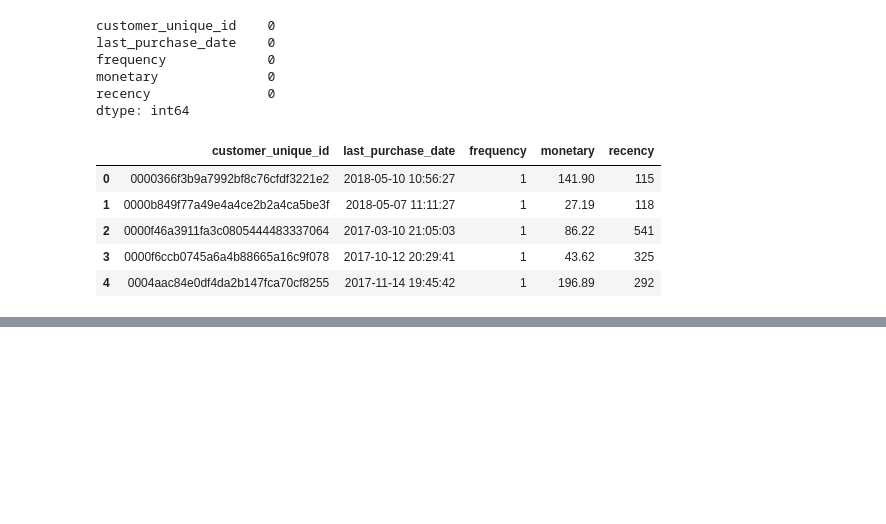
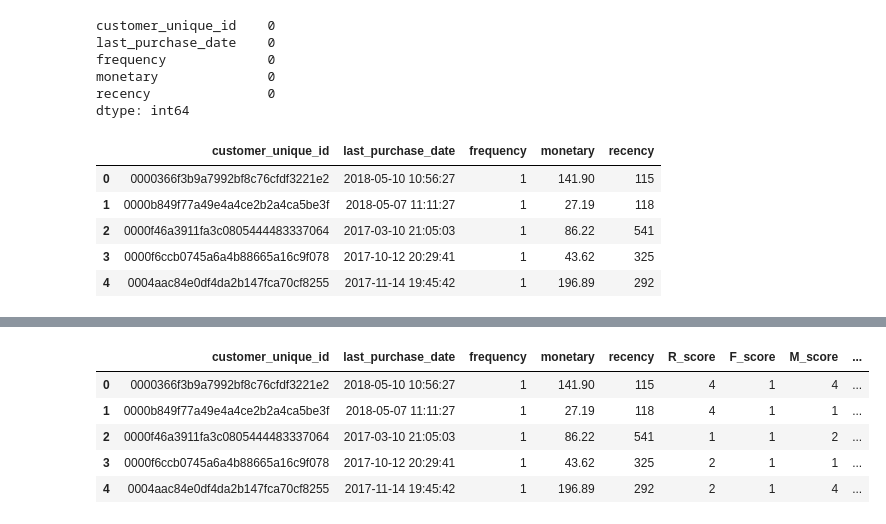
Before and after one commit to abhishek-shukla7/Brazilian-E-Commerce-by-Olist-analysis, a Jupyter notebook: Brazilian.ipynb, the cells around one changed output, grey strips where cells are left out. Drawn from its saved outputs; the diff is of its cells as text; code cells hidden in the pictures; blank space fills up the shorter version.

```diff
--- a/Brazilian.ipynb
+++ b/Brazilian.ipynb
@@ -666,0 +669,21 @@ rfm.head()
+# %%
+# Recency score (reverse: recent buyers get higher score)
+rfm["R_score"] = pd.qcut(
+    rfm["recency"],
+    q=5,
+    labels=[5, 4, 3, 2, 1]
+).astype(int)
+
+# Frequency score
+rfm["F_score"] = pd.qcut(
+    rfm["frequency"].rank(method="first"),
+    q=5,
+    labels=[1, 2, 3, 4, 5]
+).astype(int)
+
+# Monetary score
+rfm["M_score"] = pd.qcut(
+    rfm["monetary"],
+    q=5,
+    labels=[1, 2, 3, 4, 5]
+).astype(int)
@@ -666,0 +714,16 @@ rfm.head()
+# %%
+rfm["RFM_score"] = (
+    rfm["R_score"].astype(str) +
+    rfm["F_score"].astype(str) +
+    rfm["M_score"].astype(str)
+)
+# %%
+rfm_scored = rfm.copy()
+rfm_scored.head()
+# %% [output]
+|  | customer_unique_id | last_purchase_date | frequency | monetary | recency | R_score | F_score | M_score | ... |
+| 0 | 0000366f3b9a7992bf8c76cfdf3221e2 | 2018-05-10 10:56:27 | 1 | 141.90 | 115 | 4 | 1 | 4 | ... |
+| 1 | 0000b849f77a49e4a4ce2b2a4ca5be3f | 2018-05-07 11:11:27 | 1 | 27.19 | 118 | 4 | 1 | 1 | ... |
+| 2 | 0000f46a3911fa3c0805444483337064 | 2017-03-10 21:05:03 | 1 | 86.22 | 541 | 1 | 1 | 2 | ... |
+| 3 | 0000f6ccb0745a6a4b88665a16c9f078 | 2017-10-12 20:29:41 | 1 | 43.62 | 325 | 2 | 1 | 1 | ... |
+| 4 | 0004aac84e0df4da2b147fca70cf8255 | 2017-11-14 19:45:42 | 1 | 196.89 | 292 | 2 | 1 | 4 | ... |
```
Also changed, not shown: parts of 3 cells of this notebook.
